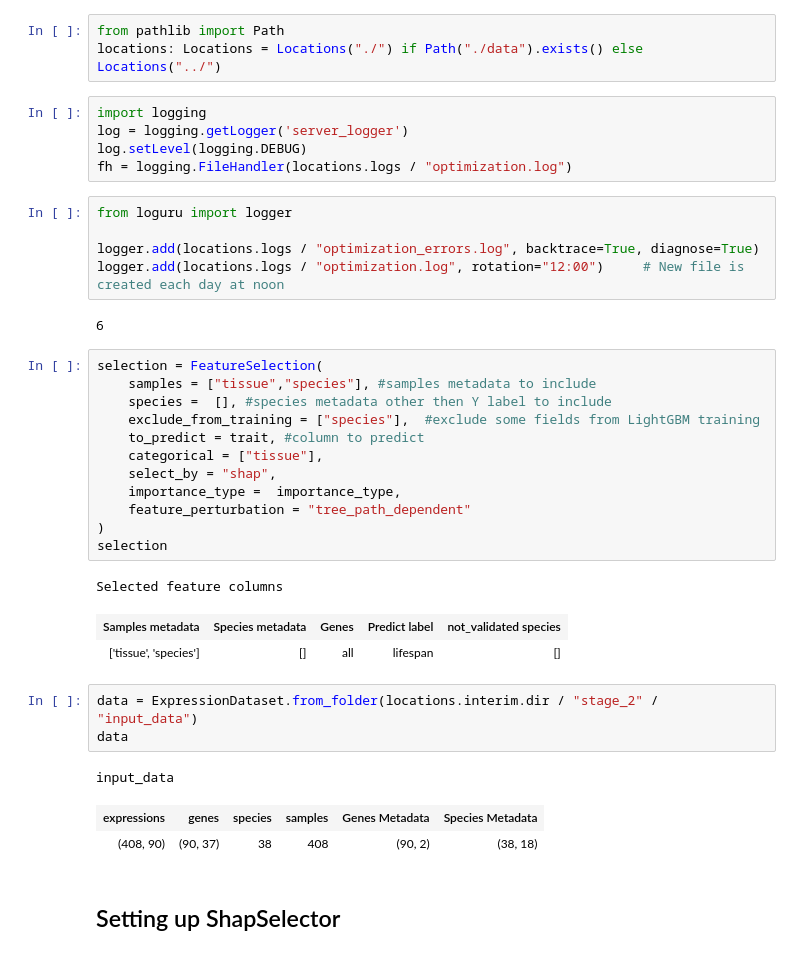
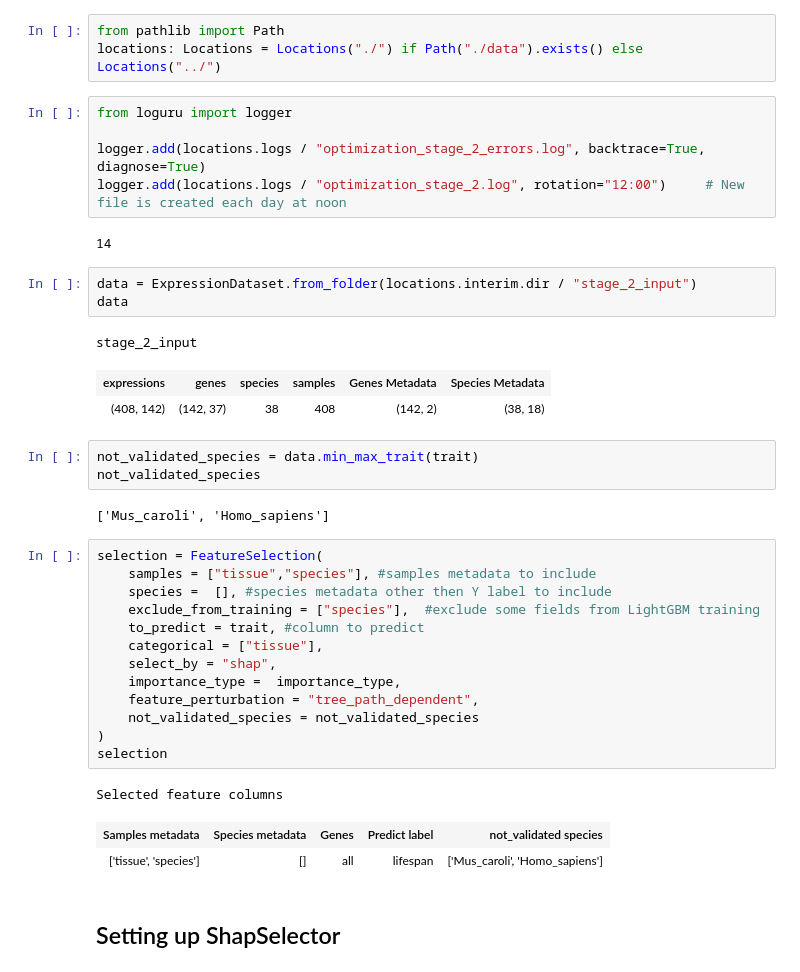
Before and after one commit to antonkulaga/yspecies, a Jupyter notebook: notebooks/stage_two_optimize.ipynb, the cells around one changed output. Saved outputs shown, nothing was run; the diff lists cells and outputs as text.

```diff
--- a/notebooks/stage_two_optimize.ipynb
+++ b/notebooks/stage_two_optimize.ipynb
@@ -74,41 +74,42 @@ Let's load data from species/genes/expressions selected by select_samples.py not
 # %%
 from pathlib import Path
 locations: Locations = Locations("./") if Path("./data").exists() else Locations("../")
-# %%
-import logging
-log = logging.getLogger('server_logger')
-log.setLevel(logging.DEBUG)
-fh = logging.FileHandler(locations.logs / "optimization.log")
 # %%
 from loguru import logger
 
-logger.add(locations.logs / "optimization_errors.log", backtrace=True, diagnose=True)
-logger.add(locations.logs / "optimization.log", rotation="12:00")     # New file is created each day at noon
+logger.add(locations.logs / "optimization_stage_2_errors.log", backtrace=True, diagnose=True)
+logger.add(locations.logs / "optimization_stage_2.log", rotation="12:00")     # New file is created each day at noon
 # %% [output]
-6
+14
+# %%
+data = ExpressionDataset.from_folder(locations.interim.dir / "stage_2_input")
+data
+# %% [output]
+stage_2_input
+| expressions | genes | species | samples | Genes Metadata | Species Metadata |
+| (408, 142) | (142, 37) | 38 | 408 | (142, 2) | (38, 18) |
+# %%
+not_validated_species = data.min_max_trait(trait)
+not_validated_species
+# %% [output]
+['Mus_caroli', 'Homo_sapiens']
 # %%
 selection = FeatureSelection(
     samples = ["tissue","species"], #samples metadata to include
     species =  [], #species metadata other then Y label to include
     exclude_from_training = ["species"],  #exclude some fields from LightGBM training
     to_predict = trait, #column to predict
     categorical = ["tissue"],
     select_by = "shap",
     importance_type =  importance_type,
-    feature_perturbation = "tree_path_dependent"
+    feature_perturbation = "tree_path_dependent",
+    not_validated_species = not_validated_species
 )
 selection
 # %% [output]
 Selected feature columns
 | Samples metadata | Species metadata | Genes | Predict label | not_validated species |
-| ['tissue', 'species'] | [] | all | lifespan | [] |
+| ['tissue', 'species'] | [] | all | lifespan | ['Mus_caroli', 'Homo_sapiens'] |
-# %%
-data = ExpressionDataset.from_folder(locations.interim.dir / "stage_2" / "input_data")
-data
-# %% [output]
-input_data
-| expressions | genes | species | samples | Genes Metadata | Species Metadata |
-| (408, 90) | (90, 37) | 38 | 408 | (90, 2) | (38, 18) |
 # %% [markdown]
 ## Setting up ShapSelector ##
 # %% [markdown]
```
Also changed, not shown: parts of 9 cells of this notebook, 17 other files.
